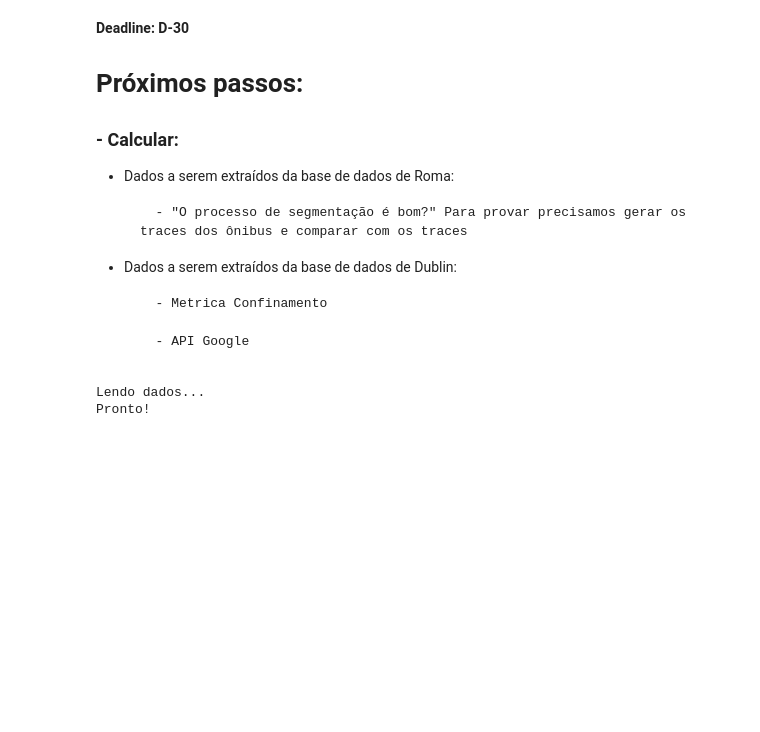
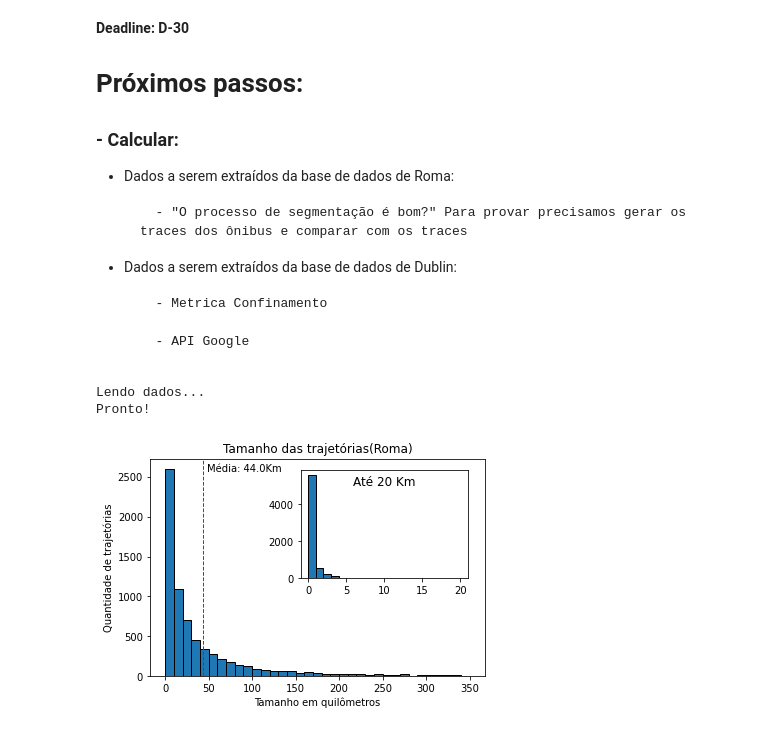
Before and after one commit to TulioNPL/Pesquisa, a Jupyter notebook: jupyter/main.ipynb, the cells around one changed output. Cells and saved outputs as stored; diff of their text form; code cells hidden in the pictures; blank space fills up the shorter version.

Commit message:
Update: Trajectory size graph

```diff
--- a/jupyter/main.ipynb
+++ b/jupyter/main.ipynb
@@ -1229,43 +1229,51 @@ histVelPorTraj()
 # %%
 def histTamTraj():
     tamTrajs = []
 
     for key in keys:
         begin = 0
 
         for item in separator[key]:
             dist = 0
 
             for i in range(begin,item):
                 dist += distDoisPontos(i,i+1,pontos[key])
 
             tamTrajs.append(dist)
             begin = item+1
 
-    tamTrajs = [int(i) for i in tamTrajs if i <= 40000]
-    tamTrajs1Km = [int(i) for i in tamTrajs if i <= 1000]
+    tamTrajs = [int(i/100) for i in tamTrajs if i <= 40000 and i > 0]
+    tamTrajs1Km = [int(i/100) for i in tamTrajs if i <= 1000 and i > 0]
 
     fig, ax = plt.subplots()
-    index = np.arange(0,40001,40000/5)
-    index = [int(i) for i in index]
+    # index = np.arange(0,40001,40000/5)
+    # index = [int(i) for i in index]
 
-    ax.set_xticks(index)
+    # ax.set_xticks(index)
 
-    axIns = ax.inset_axes([0.33, 0.33, 0.65, 0.65])
+    axIns = ax.inset_axes([0.45, 0.45, 0.5, 0.5])
 
-    plt.hist(tamTrajs, bins=100, edgecolor='black',align='mid')
-    plt.title('Histograma: Tamanho das trajetórias')
-    plt.xlabel('Tamanho em metros')
+    plt.hist(tamTrajs, bins=range(0,351,10), edgecolor='black',align='mid')
+    axIns.hist(tamTrajs1Km, bins=range(21), edgecolor='black',align='mid')
+
+    #plota linha com média
+    plt.axvline(np.mean(tamTrajs), color='red', linestyle='dashed', linewidth=1)
+    min_ylim, max_ylim = plt.ylim()
+    plt.text(np.mean(tamTrajs)*1.1, max_ylim*0.94, 'Média: {:.1f}Km'.format(np.mean(tamTrajs)))
+
+    plt.title('Tamanho das trajetórias(Roma)')
+    plt.xlabel('Tamanho em quilômetros')
     plt.ylabel('Quantidade de trajetórias')
-    axIns.hist(tamTrajs1Km, bins=100, edgecolor='black',align='mid')
-    axIns.set_title("Até 1 Km",y=0.86)
-    #plt.savefig(path+'/img/histTamTrajs.png', dpi=100, transparent=False, facecolor='white')
-    #plt.savefig(path+'/img/histTamTrajs_b.png', dpi=100, transparent=False, facecolor='white')
+    axIns.set_title("Até 20 Km",y=0.8)
+    # plt.savefig(path+'/img/histTamTrajs_Roma.png', dpi=300, transparent=False, facecolor='white')
+    # plt.savefig(path+'/img/histTamTrajs_b.png', dpi=100, transparent=False, facecolor='white')
     # plt.savefig(path+'/img/histTamTrajs_Dublin.png', dpi=100, transparent=False, facecolor='white')
 
     plt.show()
 
 histTamTraj()
+# %% [output]
+[figure, added]
 # %%
 def cdfTempo():
     """Função que plota uma cdf com os dados de distancia entre pontos de todos veículos"""
```
Also changed, not shown: parts of 1 cell of this notebook, 3 other files.
